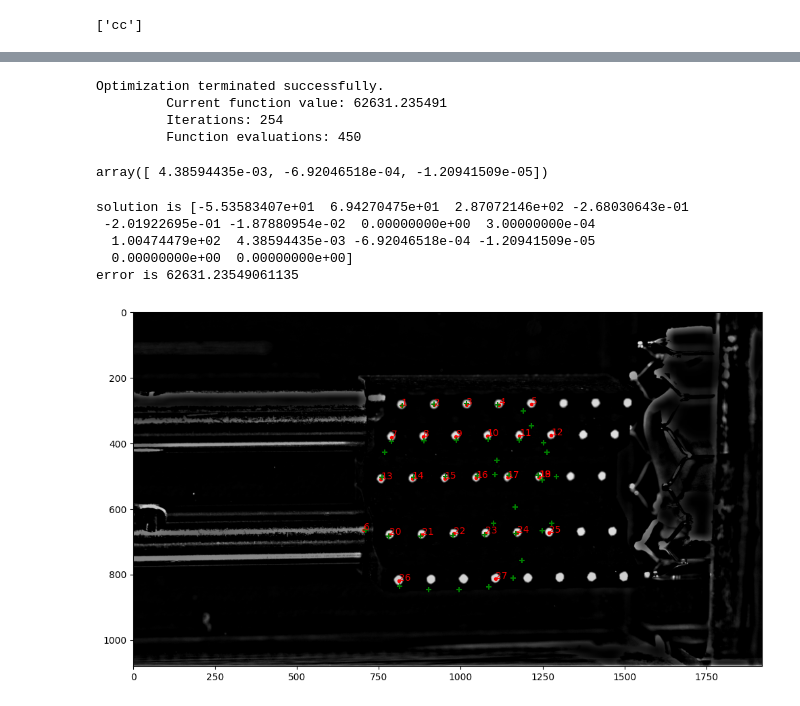
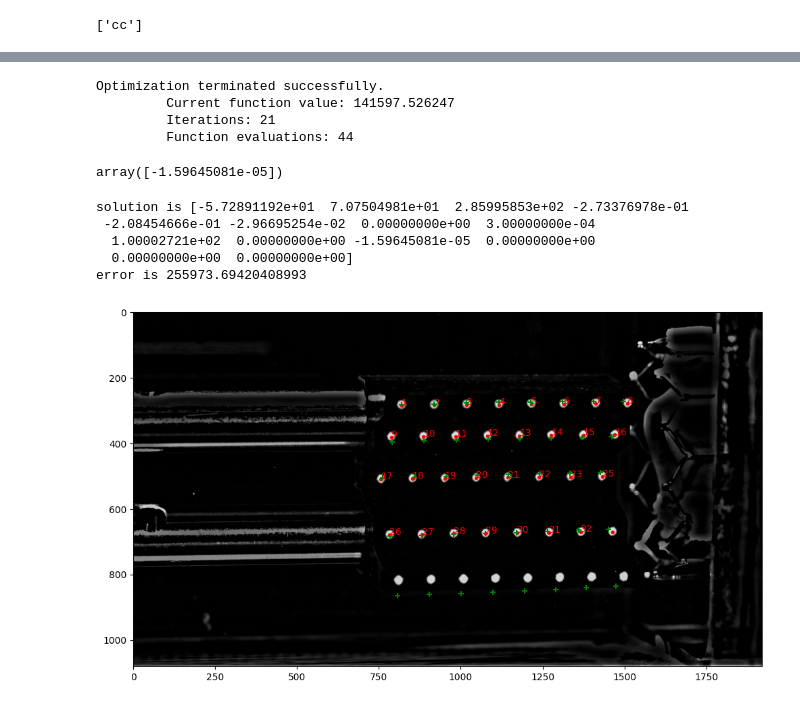
Before and after one commit to alexlib/pyptv, a Jupyter notebook: pyptv/pyptv.ipynb, the cells around one changed output, grey strips where cells are left out. Saved outputs shown, nothing was run; the diff lists cells and outputs as text; code cells hidden in the pictures.

```diff
--- a/pyptv/pyptv.ipynb
+++ b/pyptv/pyptv.ipynb
@@ -737,7 +737,9 @@ tmp = copy_calibration(cals[i_cam])
 
 def fitness(eps):
 
-    tmp.set_radial_distortion(eps)
+    rd = tmp.get_radial_distortion()
+    rd[2] = eps
+    tmp.set_radial_distortion(rd)
 
     x,y = get_targs(tmp, cal_points, detections[i_cam], cpar)
     xc,yc = project_cal_points(cal_points, tmp, cpar)
@@ -751,50 +753,52 @@ def fitness(eps):
     return np.sum(dists**2)
 # %%
 from scipy.optimize import minimize
-sol = minimize(fitness, [0., 0., 0.], method='Nelder-Mead',options ={'disp':True})
+sol = minimize(fitness, 0. , method='Nelder-Mead',options ={'disp':True})
 # %% [output]
 Optimization terminated successfully.
-         Current function value: 62631.235491
-         Iterations: 254
-         Function evaluations: 450
+         Current function value: 141597.526247
+         Iterations: 21
+         Function evaluations: 44
 # %%
 sol.x
 # %% [output]
-array([ 4.38594435e-03, -6.92046518e-04, -1.20941509e-05])
+array([-1.59645081e-05])
 # %%
 # for i_cam in range(1):
 
 fig, ax = plt.subplots(figsize=(12,12))
 
 tmp = copy_calibration(cals[i_cam])
 
-tmp.set_radial_distortion(sol.x)
+rd = tmp.get_radial_distortion()
+rd[1] = sol.x
+tmp.set_radial_distortion(rd)
 
 solution = parse_calib(tmp)
 print(f'solution is {solution}')
 
 x,y = get_targs(tmp, cal_points, detections[i_cam], cpar)
 
 
 ax.imshow(high_passed[i_cam],cmap='gray')
 ax.scatter(x,y,marker='.', color='r')
 for xx,yy,ss in zip(x,y,pnr):
     ax.text(xx,yy,ss,color='r')
 
 xc,yc = project_cal_points(cal_points, tmp, cpar)
 ax.scatter(xc, yc, 30, marker='+',color='g')
 known_2d = np.c_[xc,yc]
 calib_detect = np.c_[x,y]
 
 dists = np.linalg.norm(known_2d[None, :, :] - calib_detect[:, None, :],
                         axis=2).min(axis=0)
 
 
 print(f'error is {np.sum(dists**2)}')
 # %% [output]
-solution is [-5.53583407e+01  6.94270475e+01  2.87072146e+02 -2.68030643e-01
- -2.01922695e-01 -1.87880954e-02  0.00000000e+00  3.00000000e-04
-  1.00474479e+02  4.38594435e-03 -6.92046518e-04 -1.20941509e-05
+solution is [-5.72891192e+01  7.07504981e+01  2.85995853e+02 -2.73376978e-01
+ -2.08454666e-01 -2.96695254e-02  0.00000000e+00  3.00000000e-04
+  1.00002721e+02  0.00000000e+00 -1.59645081e-05  0.00000000e+00
   0.00000000e+00  0.00000000e+00]
-error is 62631.23549061135
+error is 255973.69420408993
-[figure, old version]
+[figure, new version]
```
Also changed, not shown: parts of 3 cells of this notebook.
